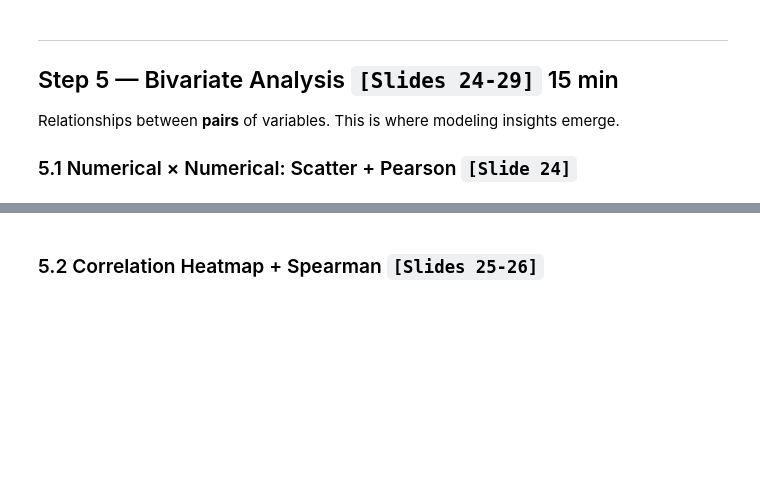
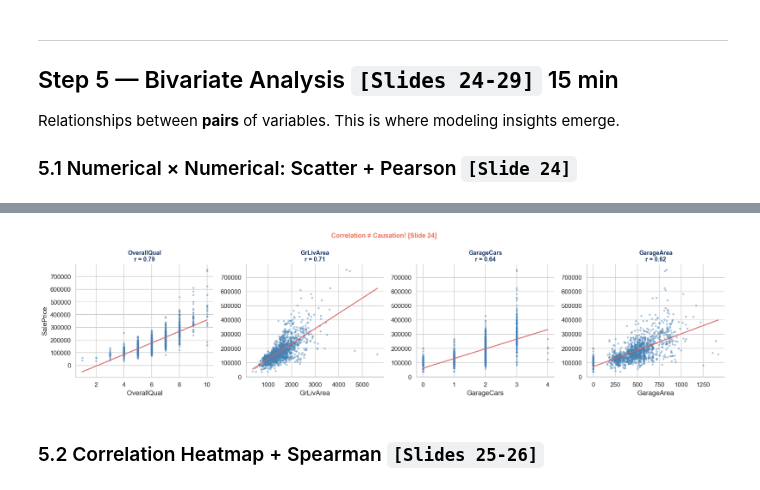
Before and after one commit to simone-cavallaro/Machine-Learning, a Jupyter notebook: Lab 2 - 3/EDA_Lab_Student.ipynb, the cells around one changed output, grey strips where cells are left out. Saved outputs shown, nothing was run; the diff lists cells and outputs as text; code cells hidden in the pictures; blank space fills up the shorter version.

```diff
--- a/Lab 2 - 3/EDA_Lab_Student.ipynb
+++ b/Lab 2 - 3/EDA_Lab_Student.ipynb
@@ -222,3 +222,17 @@ Relationships between **pairs** of variables. This is where modeling insights em
 # Hint: df[num_cols].corrwith(df['SalePrice']).sort_values(ascending=False)
 #
 # YOUR CODE HERE
+num_cols = df.select_dtypes(include=["number"]).columns
+
+corr_target = df[num_cols].corrwith(df['SalePrice']).drop('SalePrice', errors='ignore')
+top_pos = corr_target.sort_values(ascending=False).head(8)
+top_neg = corr_target.sort_values().head(3)
+
+print('Strongest POSITIVE correlations with SalePrice:')
+for feat, r in top_pos.items():
+ bar = '' * int(abs(r) * 30)
+ print(f' {feat:20s} r = {r:+.3f} {bar}')
+
+print(f'\nStrongest NEGATIVE:')
+for feat, r in top_neg.items():
+    print(f' {feat:20s} r = {r:+.3f}')
@@ -231,3 +254,28 @@ Relationships between **pairs** of variables. This is where modeling insights em
+# %%
+# TASK 15
+# Scatter plots with regression line for top 4 predictors of SalePrice
+# Hint: np.polyfit() for regression, np.polyval() to evaluate. ax.scatter() + ax.plot()
+#
+# YOUR CODE HERE
+top4 = top_pos.head(4).index.tolist()
+
+fig, axes = plt.subplots(1, 4, figsize=(18, 4.5))
+for ax, feat in zip(axes, top4):
+ ax.scatter(df[feat], df['SalePrice'], s=8, alpha=0.35, color=STEEL)
+ # Regression line
+ mask = df[feat].notna()
+ z = np.polyfit(df.loc[mask, feat], df.loc[mask, 'SalePrice'], 1)
+ xl = np.linspace(df[feat].min(), df[feat].max(), 100)
+ ax.plot(xl, np.polyval(z, xl), 'r-', lw=2, alpha=0.8)
+ r = df[feat].corr(df['SalePrice'])
+ ax.set_title(f'{feat}\nr = {r:.2f}', fontweight='bold', color=NAVY, fontsize=11)
+ ax.set_xlabel(feat); ax.set_ylabel('SalePrice' if ax == axes[0] else '')
+ ax.spines['top'].set_visible(False); ax.spines['right'].set_visible(False)
+plt.suptitle(' Correlation ≠ Causation! [Slide 24]', color=CORAL, fontweight='bold', fontsize=12)
+plt.tight_layout()
+plt.show()
+# %% [output]
+[figure, added]
 # %% [markdown]
 ### 5.2 Correlation Heatmap + Spearman `[Slides 25-26]`
 # %%
```
Also changed, not shown: parts of 14 cells of this notebook, 2 other files.
